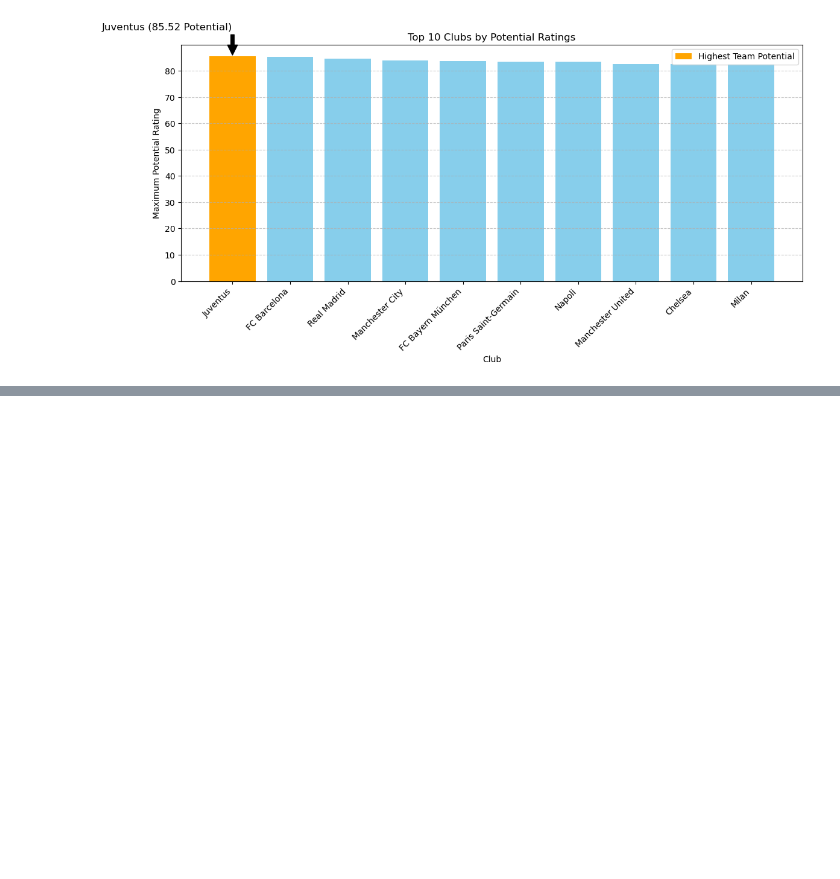
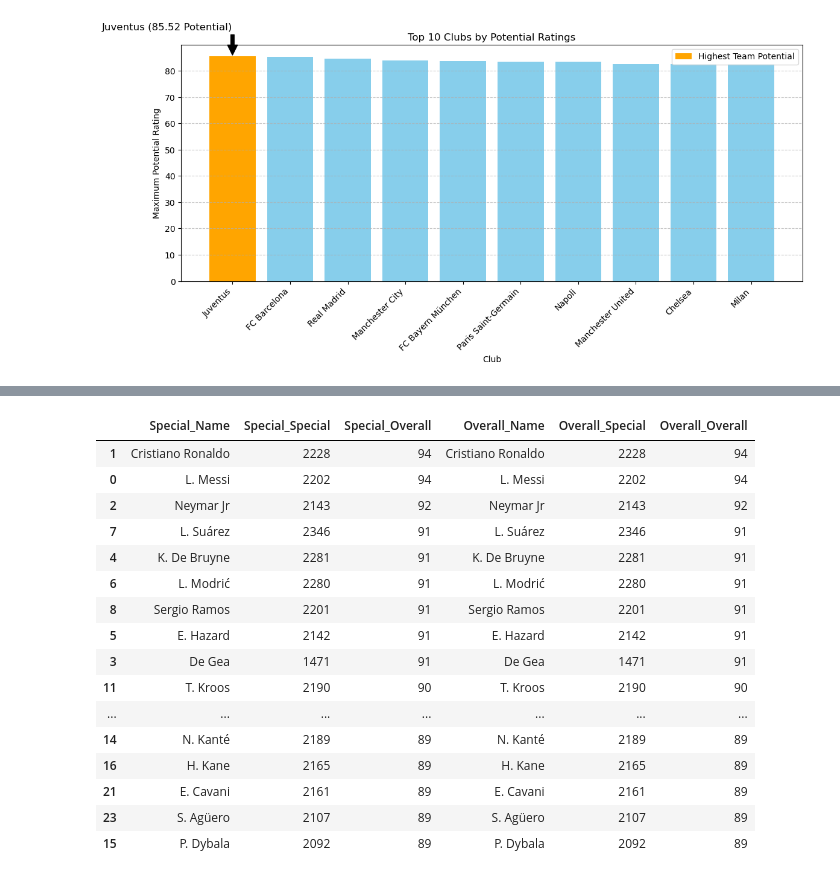
Before and after one commit to chrishunt11/Fifa_Fun, a Jupyter notebook: Fifa Fun.ipynb, the cells around one changed output, grey strips where cells are left out. Cells and saved outputs as stored; diff of their text form; code cells hidden in the pictures; blank space fills up the shorter version.

```diff
--- a/Fifa Fun.ipynb
+++ b/Fifa Fun.ipynb
@@ -380,0 +420,48 @@ df.head()
+# %%
+import pandas as pd
+
+# Assuming 'df' is your DataFrame
+
+# Sort the DataFrame by the 'Special' column in descending order
+df_sorted_special = df.sort_values(by='Special', ascending=False)
+
+# Group by 'Name' and 'Special', then select the top 10 for each group
+top_10_players_special = df_sorted_special.groupby(['Name', 'Special']).head(10)
+
+# Sort the DataFrame by the 'Overall' column in descending order
+df_sorted_overall = df.sort_values(by='Overall', ascending=False)
+
+# Group by 'Name' and 'Special', then select the top 10 for each group
+top_10_players_overall = df_sorted_overall.groupby(['Name', 'Special']).head(10)
+
+# Add a prefix to differentiate between 'Special' and 'Overall' columns
+top_10_players_special = top_10_players_special.add_prefix('Special_')
+top_10_players_overall = top_10_players_overall.add_prefix('Overall_')
+
+# Display the concatenated result with Special_Overall and Overall_Overall sorted
+result = pd.concat([top_10_players_special[['Special_Name', 'Special_Special', 'Special_Overall']],
+                    top_10_players_overall[['Overall_Name', 'Overall_Special', 'Overall_Overall']]], axis=1)
+
+# Sort the DataFrame by 'Special_Overall' and 'Overall_Overall' in descending order
+result = result.sort_values(by=['Special_Overall', 'Overall_Overall'], ascending=[False, False])
+
+# Display the result
+result.head(20)
+# %% [output]
+|  | Special_Name | Special_Special | Special_Overall | Overall_Name | Overall_Special | Overall_Overall |
+| 1 | Cristiano Ronaldo | 2228 | 94 | Cristiano Ronaldo | 2228 | 94 |
+| 0 | L. Messi | 2202 | 94 | L. Messi | 2202 | 94 |
+| 2 | Neymar Jr | 2143 | 92 | Neymar Jr | 2143 | 92 |
+| 7 | L. Suárez | 2346 | 91 | L. Suárez | 2346 | 91 |
+| 4 | K. De Bruyne | 2281 | 91 | K. De Bruyne | 2281 | 91 |
+| 6 | L. Modrić | 2280 | 91 | L. Modrić | 2280 | 91 |
+| 8 | Sergio Ramos | 2201 | 91 | Sergio Ramos | 2201 | 91 |
+| 5 | E. Hazard | 2142 | 91 | E. Hazard | 2142 | 91 |
+| 3 | De Gea | 1471 | 91 | De Gea | 1471 | 91 |
+| 11 | T. Kroos | 2190 | 90 | T. Kroos | 2190 | 90 |
+| ... | ... | ... | ... | ... | ... | ... |
+| 14 | N. Kanté | 2189 | 89 | N. Kanté | 2189 | 89 |
+| 16 | H. Kane | 2165 | 89 | H. Kane | 2165 | 89 |
+| 21 | E. Cavani | 2161 | 89 | E. Cavani | 2161 | 89 |
+| 23 | S. Agüero | 2107 | 89 | S. Agüero | 2107 | 89 |
+| 15 | P. Dybala | 2092 | 89 | P. Dybala | 2092 | 89 |
```
Also changed, not shown: parts of 9 cells of this notebook.
